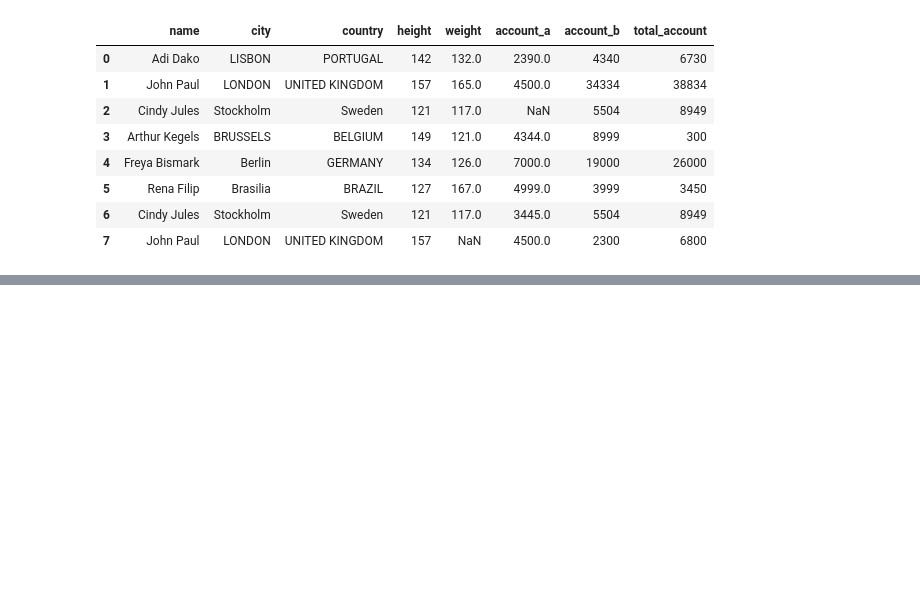
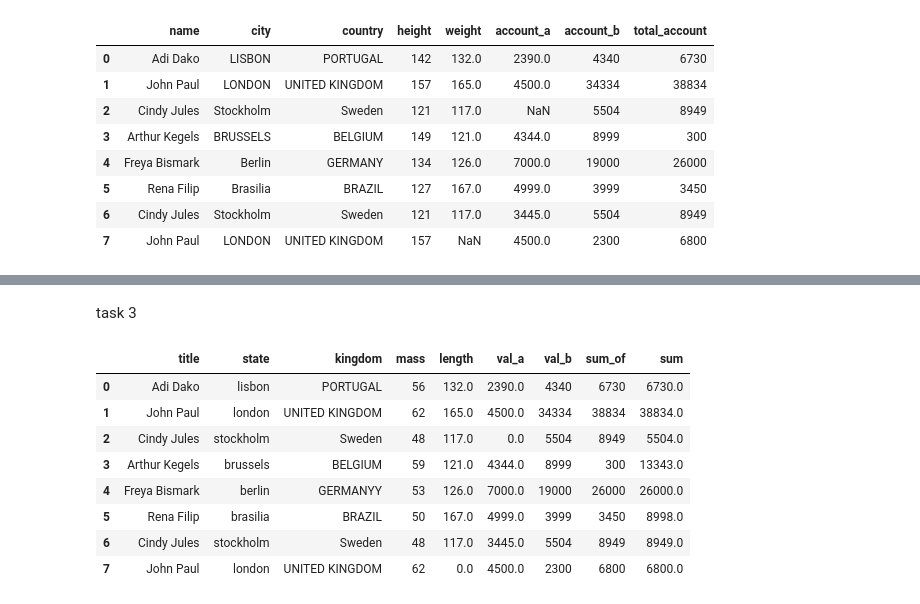
Before and after one commit to AlphaTheDog/DataCleaning, a Jupyter notebook: DataCleaning.ipynb, the cells around one changed output, grey strips where cells are left out. Saved outputs shown, nothing was run; the diff lists cells and outputs as text; code cells hidden in the pictures; blank space fills up the shorter version.

```diff
--- a/DataCleaning.ipynb
+++ b/DataCleaning.ipynb
@@ -262,0 +399,19 @@ Name: country, dtype: object
+# %%
+# Task 2
+# ---
+# We can also fix in-record & cross-datasets errors.
+# These kinds errors result from having two or more values in the same row
+# or across datasets contradicting with each other.
+# ---
+# Dataset = http://bit.ly/DataCleaningDataset
+# ---
+# OUR CODE GOES BELOW
+#
+# Create a column that stores the sum of account_a and acoount_b
+
+df['AplusB']=df['account_a']+df['account_b']
+df2['sum']=df2[['val_a','val_b']].sum(axis=1)
+# Previewing our resulting dataframe
+# ---
+#
+df
@@ -262,0 +788,29 @@ Name: country, dtype: object
+# %% [markdown]
+task 3
+# %%
+# Task 3
+# ---
+# Flag missing values
+# ---
+# Dataset url = http://bit.ly/DataCleaningDataset
+# ---
+#
+
+# We can also fill in missing data with zeros
+# NB: First create a copy of the original dataframe
+#
+# ---
+#
+#dfcopy=df2.copy()
+dfcopy=df2.fillna(0).copy()
+dfcopy
+# %% [output]
+|  | title | state | kingdom | mass | length | val_a | val_b | sum_of | sum |
+| 0 | Adi Dako | lisbon | PORTUGAL | 56 | 132.0 | 2390.0 | 4340 | 6730 | 6730.0 |
+| 1 | John Paul | london | UNITED KINGDOM | 62 | 165.0 | 4500.0 | 34334 | 38834 | 38834.0 |
+| 2 | Cindy Jules | stockholm | Sweden | 48 | 117.0 | 0.0 | 5504 | 8949 | 5504.0 |
+| 3 | Arthur Kegels | brussels | BELGIUM | 59 | 121.0 | 4344.0 | 8999 | 300 | 13343.0 |
+| 4 | Freya Bismark | berlin | GERMANYY | 53 | 126.0 | 7000.0 | 19000 | 26000 | 26000.0 |
+| 5 | Rena Filip | brasilia | BRAZIL | 50 | 167.0 | 4999.0 | 3999 | 3450 | 8998.0 |
+| 6 | Cindy Jules | stockholm | Sweden | 48 | 117.0 | 3445.0 | 5504 | 8949 | 8949.0 |
+| 7 | John Paul | london | UNITED KINGDOM | 62 | 0.0 | 4500.0 | 2300 | 6800 | 6800.0 |
```
Also changed, not shown: parts of 42 cells of this notebook.
